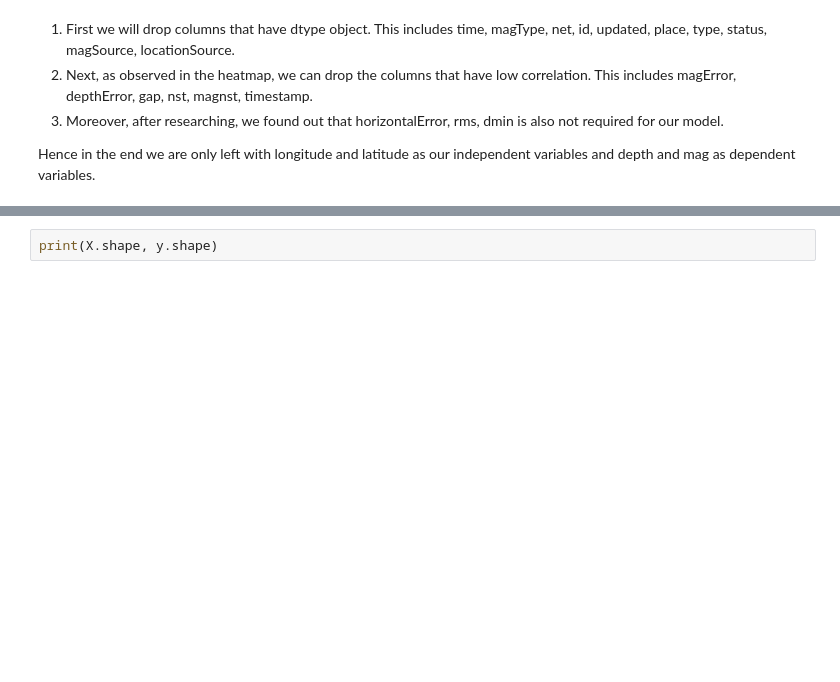
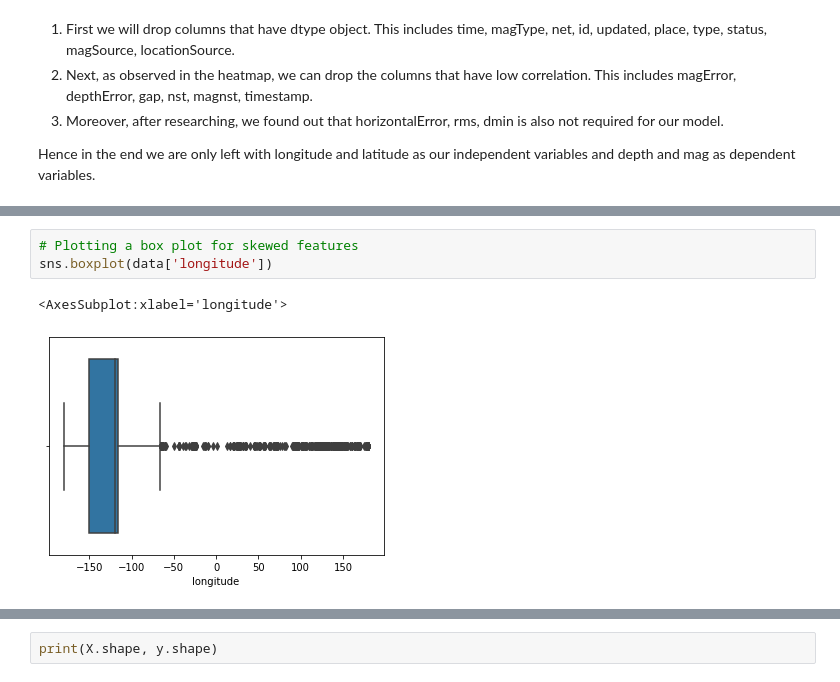
Before and after one commit to yvsharma02/UPES-2022-Hackathon, a Jupyter notebook: hackathon-6-0.ipynb, the cells around one changed output, grey strips where cells are left out. Cells and saved outputs as stored; diff of their text form; blank space fills up the shorter version.

```diff
--- a/hackathon-6-0.ipynb
+++ b/hackathon-6-0.ipynb
@@ -293,0 +278,6 @@ final_data.head()
+# %%
+# Plotting a box plot for skewed features
+sns.boxplot(data['longitude'])
+# %% [output]
+<AxesSubplot:xlabel='longitude'>
+[figure, added]
```
Also changed, not shown: parts of 29 cells of this notebook.
